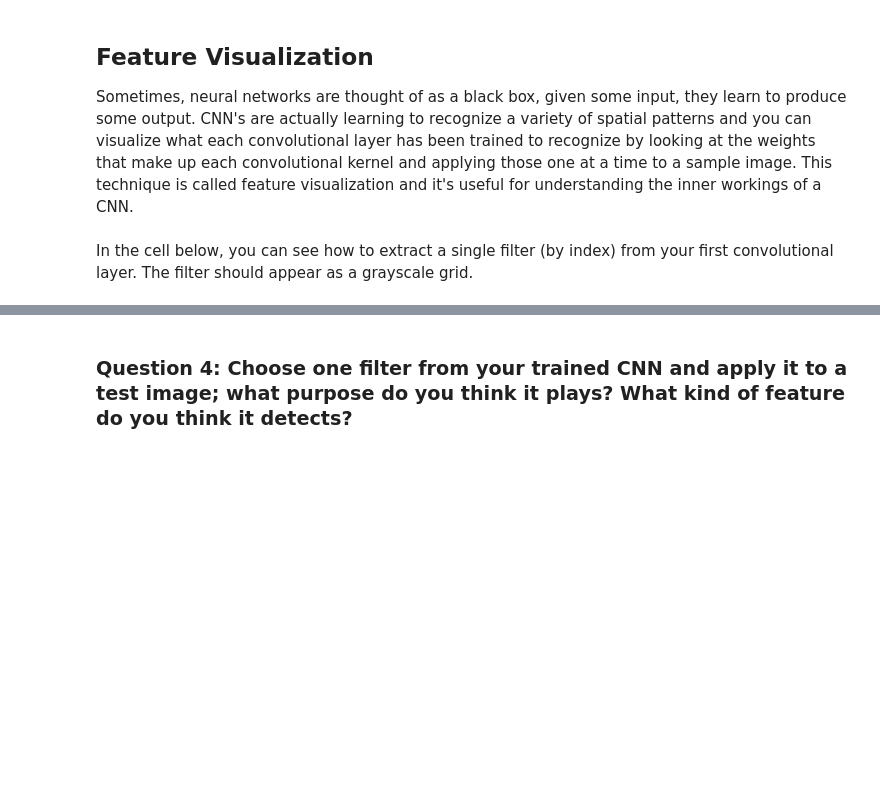
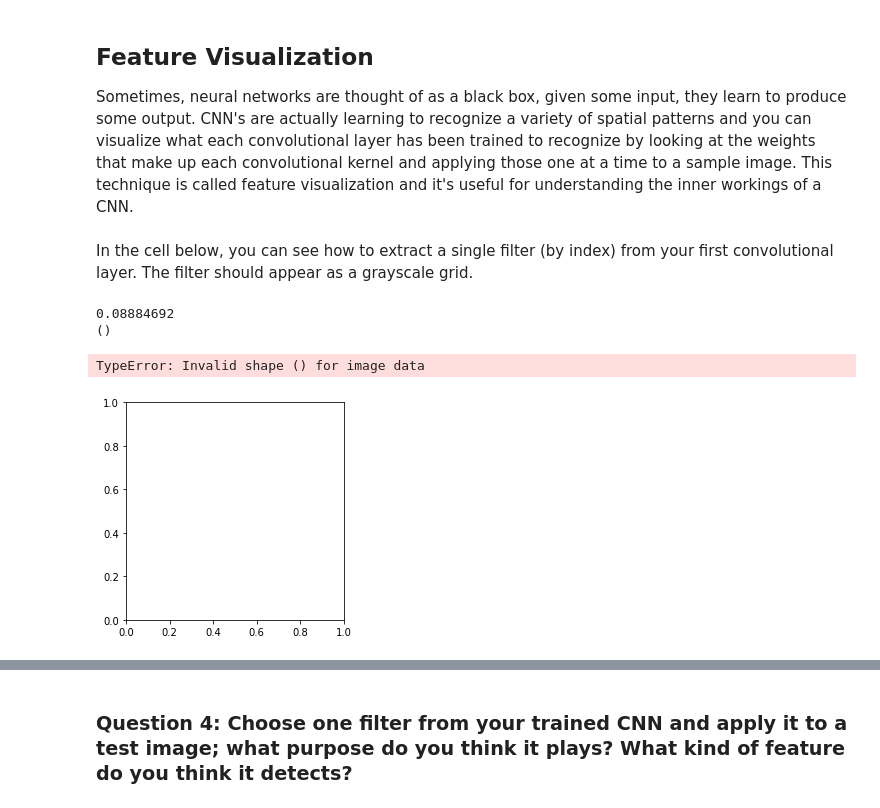
Before and after one commit to daddydrac/Computer-Vision-Facial-Key-Point-Detection, a Jupyter notebook: app/facial-keypoint-detection/2. Define the Network Architecture.ipynb, the cells around one changed output, grey strips where cells are left out. Drawn from its saved outputs; the diff is of its cells as text; code cells hidden in the pictures; blank space fills up the shorter version.

```diff
--- a/app/facial-keypoint-detection/2. Define the Network Architecture.ipynb
+++ b/app/facial-keypoint-detection/2. Define the Network Architecture.ipynb
@@ -473,17 +493,22 @@ In the cell below, you can see how to extract a single filter (by index) from yo
 # %%
 # Get the weights in the first conv layer, "conv1"
 # if necessary, change this to reflect the name of your first conv layer
-weights1 = net.conv1.weight.data
+weights1 = net.fc3.weight.data
 
-w = weights1.numpy()
+w = weights1.cpu().numpy()
 
 filter_index = 0
 
 print(w[filter_index][0])
 print(w[filter_index][0].shape)
 
 # display the filter weights
 plt.imshow(w[filter_index][0], cmap='gray')
+# %% [output]
+0.08884692
+()
+TypeError: Invalid shape () for image data
+[figure, added]
 # %% [markdown]
 ## Feature maps
 
```
Also changed, not shown: parts of 14 cells of this notebook, 4 other files.
